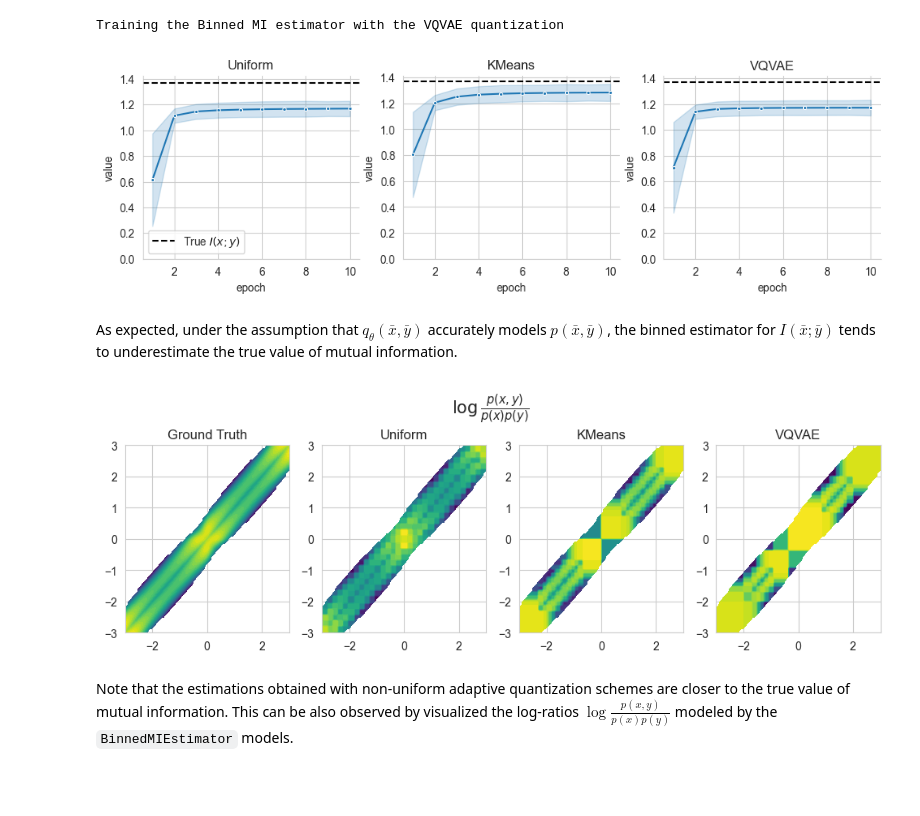
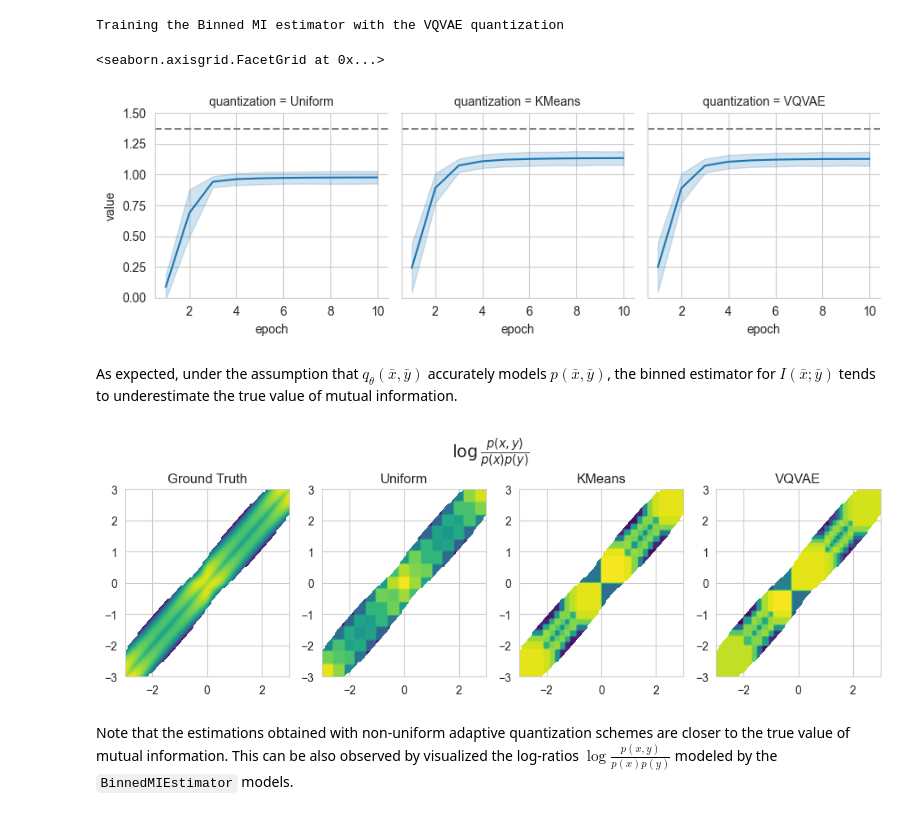
Before and after one commit to mfederici/torch-mist, a Jupyter notebook: docs/notebooks/quantized.ipynb, the cells around one changed output. Cells and saved outputs as stored; diff of their text form; code cells hidden in the pictures; blank space fills up the shorter version.

```diff
--- a/docs/notebooks/quantized.ipynb
+++ b/docs/notebooks/quantized.ipynb
@@ -21,11 +21,9 @@ import pandas as pd
 sns.set_style('whitegrid')
 IMG_SIZE=3
 
-
 train_parameters = dict(
     max_epochs=10,
     batch_size= 128,
-    return_log=True,
     verbose=True,
     valid_percentage=0,
     lr_annealing=True,
@@ -42,15 +40,8 @@ all_x = samples['x']
 all_y = samples['y']
 x_dim=y_dim=1
 
-entropies_y = []
-entropies_xy = []
 for i in range(100):
     samples = p_XY.sample([100000])
-    entropies_y.append(-p_XY.marginal('y').log_prob(samples['y']).mean())
-    entropies_xy.append(-p_XY.log_prob(**samples).mean())
-
-ENTROPY_Y = np.mean(entropies_y)
-ENTROPY_Y_GIVEN_X = np.mean(entropies_xy)-ENTROPY_Y
 
 p_Y_given_X = p_XY.conditional('x')
 p_Y = p_XY.marginal('y')
@@ -141,7 +132,6 @@ $$
 We refer to this estimator as `BinnedMIEstimator` and, since the distribution is symmetric in $x$ and $y$, in this example we use the same quantization funtion $Q$ to define $\bar x$ and $\bar y$.
 # %%
 from torch_mist.estimators import BinnedMIEstimator
-
 
 # Instantiate one estimator for each quantization function
 estimators = {
@@ -163,7 +153,7 @@ for name, estimator in estimators.items():
         x=samples['x'], y=samples['y'],
         **train_parameters
     )
-    train_log['name'] = name
+    train_log['quantization'] = name
     pd_log = pd.concat([pd_log, train_log])
 # %% [output]
 Training the Binned MI estimator with the Uniform quantization
@@ -171,19 +161,12 @@ Training the Binned MI estimator with the KMeans quantization
 Training the Binned MI estimator with the VQVAE quantization
 # %%
 # Plot the estimated values of mutual information over time
-f, ax = plt.subplots(
-    1, len(Q_functions),
-    figsize=(len(Q_functions)*IMG_SIZE+3,IMG_SIZE),
-)
-sns.despine()
-
-for i, name in enumerate(Q_functions):
-    ax[i].set_title(name)
-    ax[i].axhline(y=true_mi, ls='--', color='k', label='True $I(x;y)$')
-    sns.lineplot(pd_log[pd_log['name']==name], x='epoch', y='value', marker='.', ax=ax[i], legend=i==0, errorbar='sd')
-    ax[i].set_ylim(0,)
+grid = sns.FacetGrid(pd_log[pd_log['quantity']=='mutual_information'], col='quantization', ylim=(0,1.5))
+grid.map(sns.lineplot, 'epoch', 'value', errorbar='sd')
+grid.refline(y=true_mi)
 # %% [output]
+<seaborn.axisgrid.FacetGrid at 0x...>
-[figure, old version]
+[figure, new version]
 # %% [markdown]
 As expected, under the assumption that $q_\theta(\bar{x}, \bar{y})$ accurately models $p(\bar{x}, \bar{y})$, the binned estimator for $I(\bar{x};\bar{y})$ tends to underestimate the true value of mutual information.
 # %%
@@ -213,7 +196,7 @@ for i, (name, estimator) in enumerate(estimators.items()):
     ax[i+1].contourf(X, Y, unnormalized_ratio/mask, cmap='viridis', levels=40)
     ax[i+1].set_title(name)
 # %% [output]
-[figure, old version]
+[figure, new version]
 # %% [markdown]
 Note that the estimations obtained with non-uniform adaptive quantization schemes are closer to the true value of mutual information. This can be also observed by visualized the log-ratios $\log\frac{p(x,y)}{p(x)p(y)}$ modeled by the `BinnedMIEstimator` models.
 # %% [markdown]
```
Also changed, not shown: parts of 4 cells of this notebook, 9 other files.
